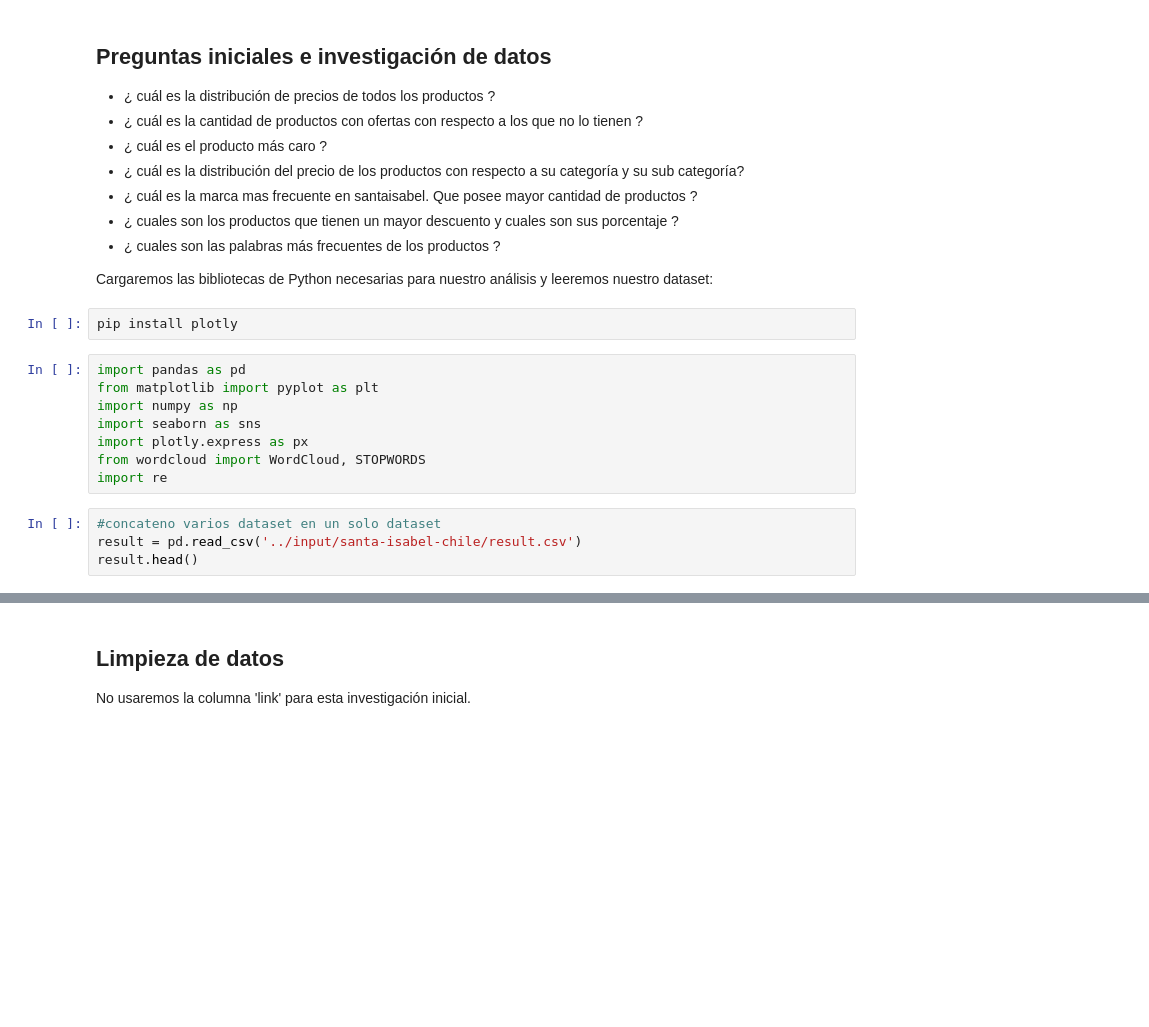
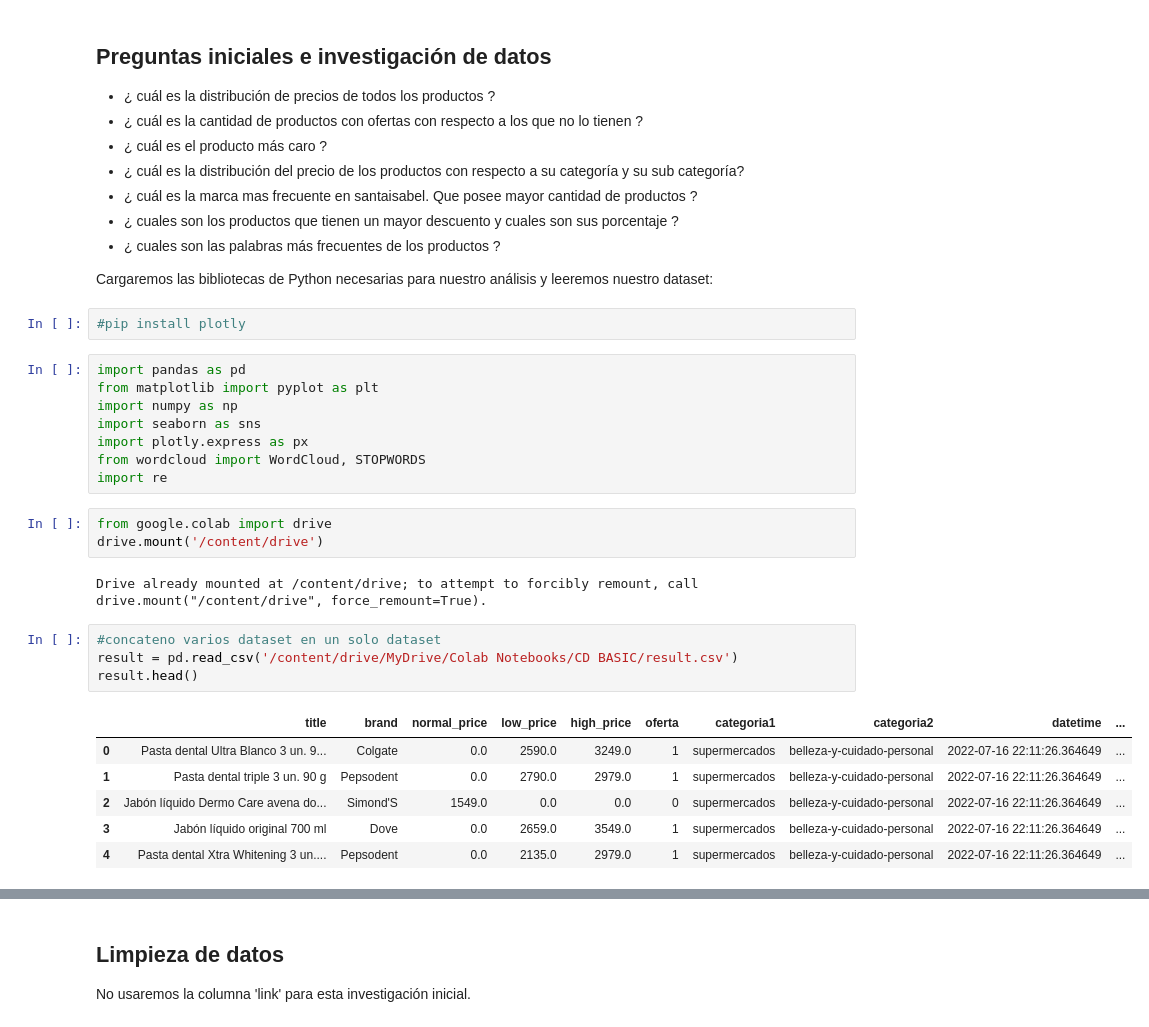
Before and after one commit to endypao7/BASIC_EDA, a Jupyter notebook: EDA3_santaisabel.ipynb, the cells around one changed output, grey strips where cells are left out. Saved outputs shown, nothing was run; the diff lists cells and outputs as text; blank space fills up the shorter version.

```diff
--- a/EDA3_santaisabel.ipynb
+++ b/EDA3_santaisabel.ipynb
@@ -37,7 +37,7 @@ En este proyecto, investigo el dataset de productos del supermecado [santaisabel
 
 Cargaremos las bibliotecas de Python necesarias para nuestro análisis y leeremos nuestro dataset:
 # %%
-pip install plotly
+#pip install plotly
 # %%
 import pandas as pd
 from matplotlib import pyplot as plt
@@ -46,9 +46,21 @@ import seaborn as sns
 import plotly.express as px
 from wordcloud import WordCloud, STOPWORDS
 import re
+# %%
+from google.colab import drive
+drive.mount('/content/drive')
+# %% [output]
+Drive already mounted at /content/drive; to attempt to forcibly remount, call drive.mount("/content/drive", force_remount=True).
 # %%
 #concateno varios dataset en un solo dataset
-result = pd.read_csv('../input/santa-isabel-chile/result.csv')
+result = pd.read_csv('/content/drive/MyDrive/Colab Notebooks/CD BASIC/result.csv')
 result.head()
+# %% [output]
+|  | title | brand | normal_price | low_price | high_price | oferta | categoria1 | categoria2 | datetime | ... |
+| 0 | Pasta dental Ultra Blanco 3 un. 9... | Colgate | 0.0 | 2590.0 | 3249.0 | 1 | supermercados | belleza-y-cuidado-personal | 2022-07-16 22:11:26.364649 | ... |
+| 1 | Pasta dental triple 3 un. 90 g | Pepsodent | 0.0 | 2790.0 | 2979.0 | 1 | supermercados | belleza-y-cuidado-personal | 2022-07-16 22:11:26.364649 | ... |
+| 2 | Jabón líquido Dermo Care avena do... | Simond'S | 1549.0 | 0.0 | 0.0 | 0 | supermercados | belleza-y-cuidado-personal | 2022-07-16 22:11:26.364649 | ... |
+| 3 | Jabón líquido original 700 ml | Dove | 0.0 | 2659.0 | 3549.0 | 1 | supermercados | belleza-y-cuidado-personal | 2022-07-16 22:11:26.364649 | ... |
+| 4 | Pasta dental Xtra Whitening 3 un.... | Pepsodent | 0.0 | 2135.0 | 2979.0 | 1 | supermercados | belleza-y-cuidado-personal | 2022-07-16 22:11:26.364649 | ... |
 # %%
 result.info()
```
Also changed, not shown: parts of 36 cells of this notebook.
